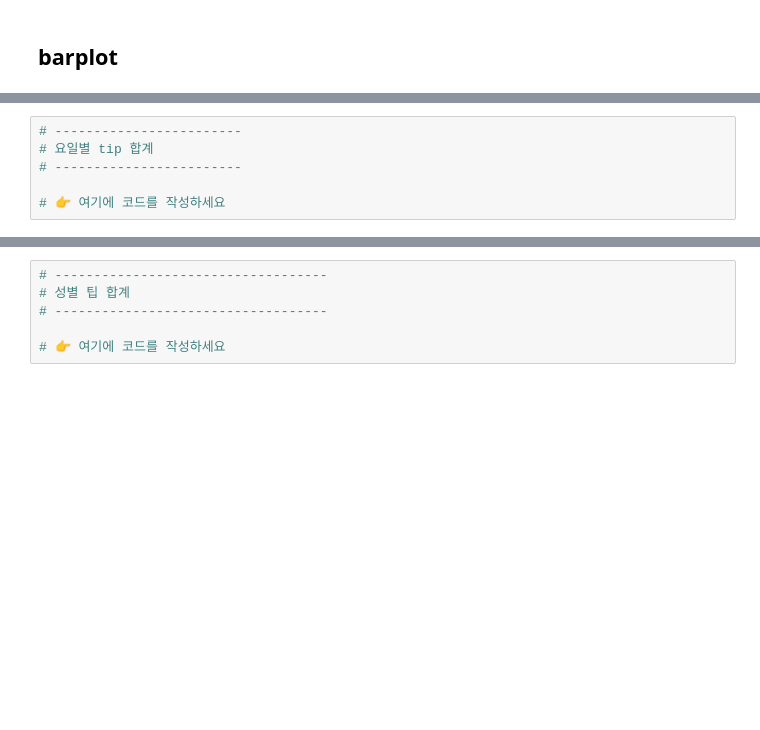
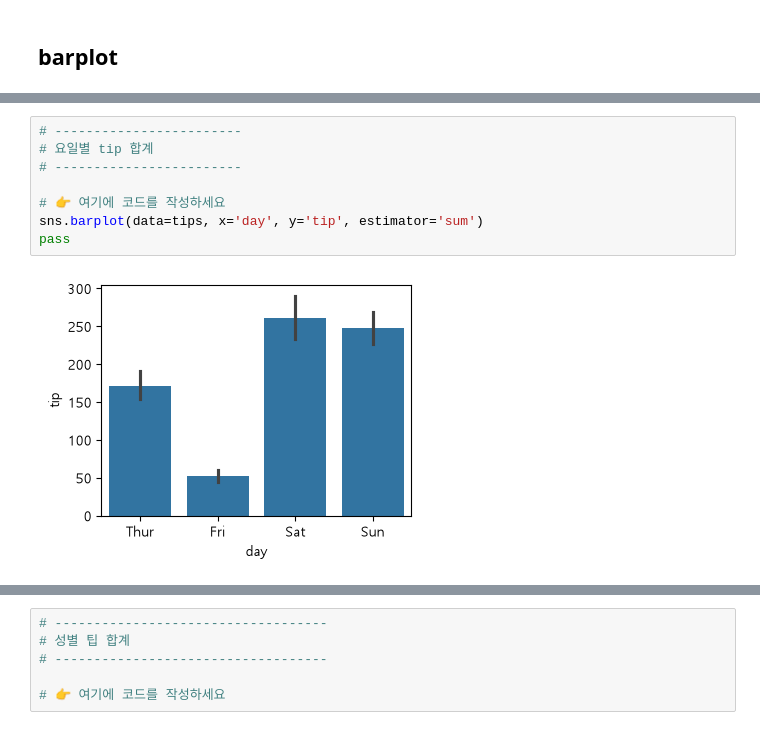
Before and after one commit to middle5/python20261111, a Jupyter notebook: 8_시각화/06_seaborn_시각화_실습.ipynb, the cells around one changed output, grey strips where cells are left out. Drawn from its saved outputs; the diff is of its cells as text; blank space fills up the shorter version.

```diff
--- a/8_시각화/06_seaborn_시각화_실습.ipynb
+++ b/8_시각화/06_seaborn_시각화_실습.ipynb
@@ -58,9 +101,13 @@ plt.rc('figure', figsize=(4,3))
 # %%
 # ------------------------
 # 요일별 tip 합계
 # ------------------------
 
 # 👉 여기에 코드를 작성하세요
+sns.barplot(data=tips, x='day', y='tip', estimator='sum')
+pass
+# %% [output]
+[figure, added]
 # %%
 # -----------------------------------
 # 성별 팁 평균
```
Also changed, not shown: parts of 21 cells of this notebook, 13 other files.
